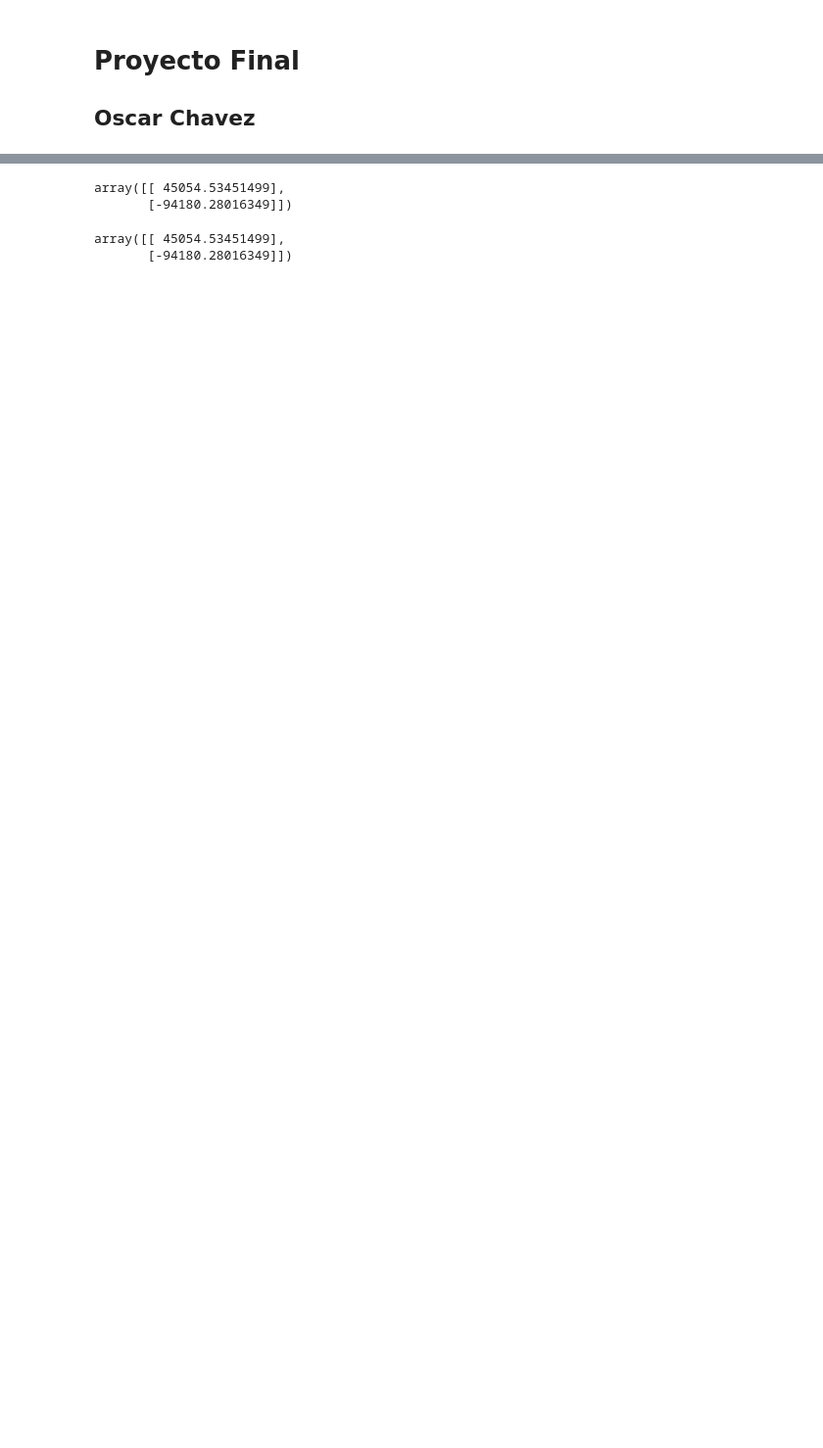
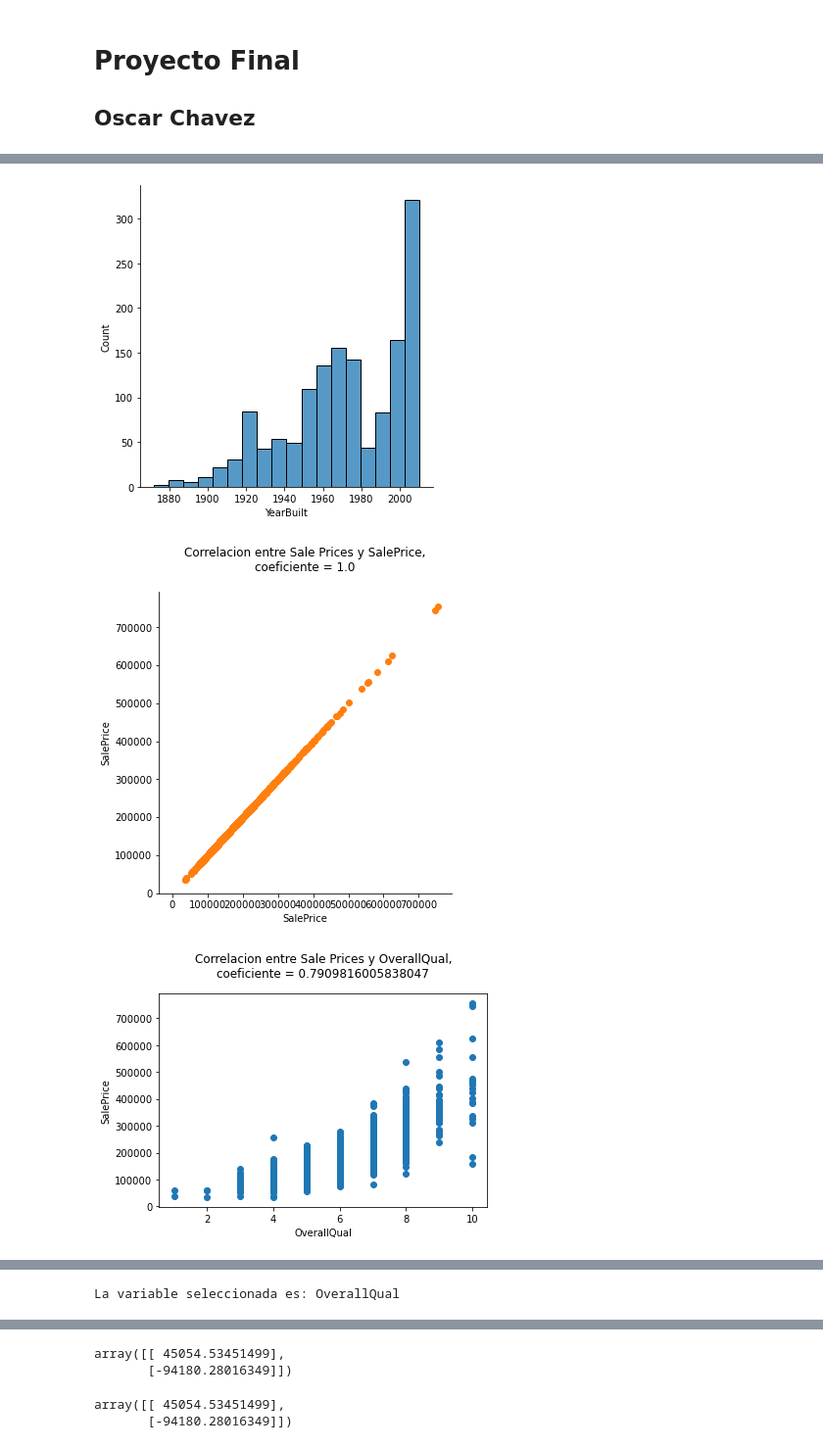
Before and after one commit to ojchavez/proyecto_final_OC, a Jupyter notebook: Proyecto_Final.ipynb, the cells around one changed output, grey strips where cells are left out. Shown: that part at 98% size. Cells and saved outputs as stored; diff of their text form; code cells hidden in the pictures; blank space fills up the shorter version.

```diff
--- a/Proyecto_Final.ipynb
+++ b/Proyecto_Final.ipynb
@@ -150,3 +200,3 @@ La variable seleccionada es: OverallQual
 # %%
-test1.__dict__
+test1.EDA()
 # %% [output]
@@ -169,0 +224,3 @@ test1.__dict__
+[figure, added]
+[figure, added]
+[figure, added]
@@ -170,2 +231,3 @@ test1.__dict__
+La variable seleccionada es: OverallQual
 # %%
 A = test1.entrenar_mod_manual(200000, 50000, 0.0002)
```
Also changed, not shown: parts of 40 cells of this notebook.
